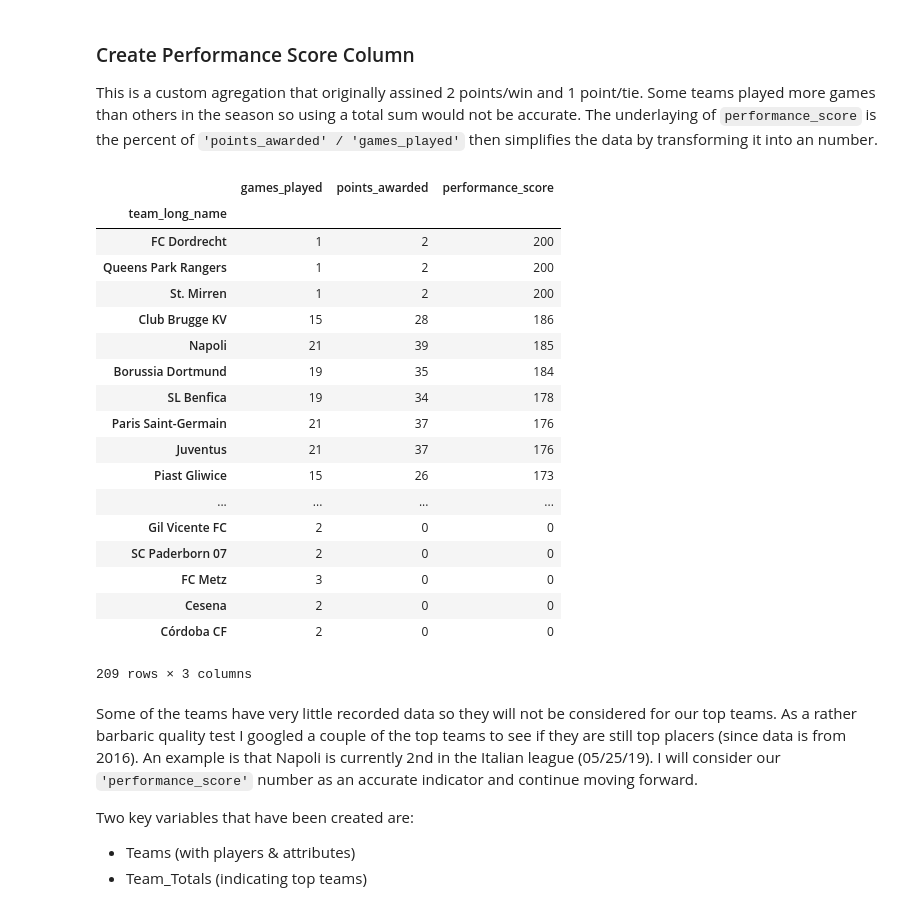
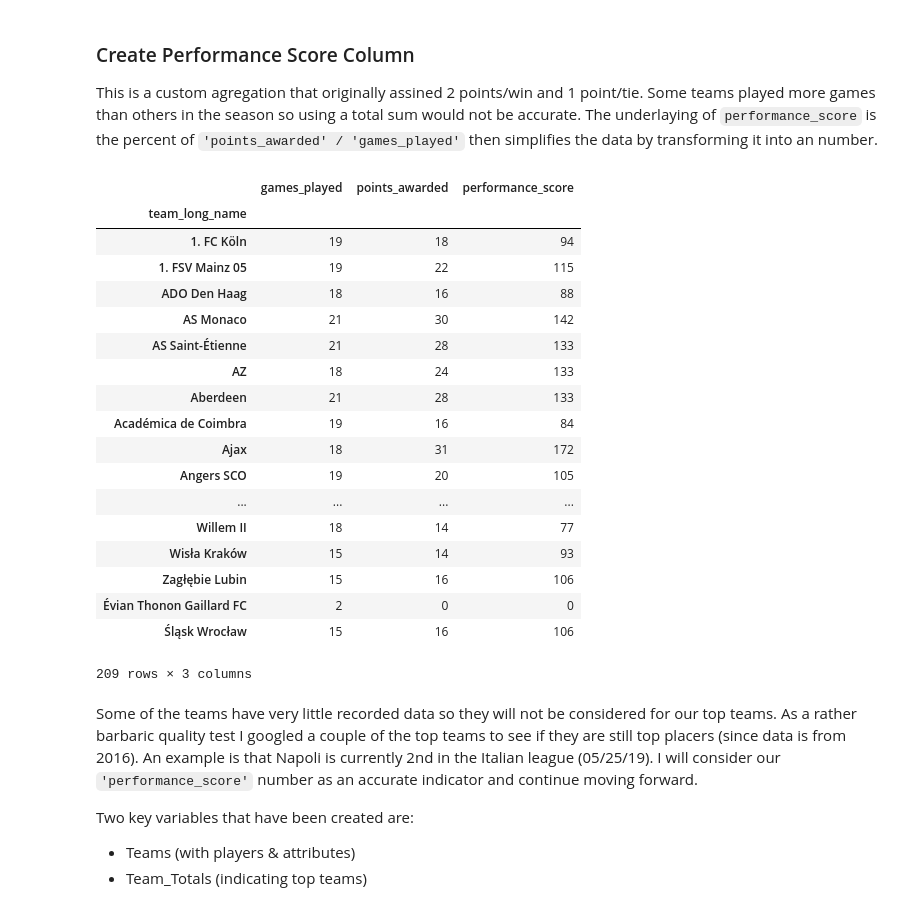
Before and after one commit to GarrettMarkScott/European_Soccer_Exploring, a Jupyter notebook: European Soccer Data.ipynb, the cells around one changed output. Saved outputs shown, nothing was run; the diff lists cells and outputs as text; code cells hidden in the pictures.

```diff
--- a/European Soccer Data.ipynb
+++ b/European Soccer Data.ipynb
@@ -353,28 +411,29 @@ team_games_played.rename(columns={'date':'games_played'}, inplace=True) #proper
 
 This is a custom agregation that originally assined 2 points/win and 1 point/tie. Some teams played more games than others in the season so using a total sum would not be accurate. The underlaying of `performance_score` is the percent of `'points_awarded' / 'games_played'` then simplifies the data by transforming it into an number.
 # %%
-team_totals = team_games_played.merge(team_points, on=('team_long_name'))
+team_totals = team_games_played.join(team_points)
 team_totals['performance_score'] = ((team_totals['points_awarded'] / team_totals['games_played'])*100).astype(int)
 team_totals.sort_values('performance_score', ascending=False)
+team_totals
 # %% [output]
 |  | games_played | points_awarded | performance_score |
 | team_long_name |  |  |  |
-| FC Dordrecht | 1 | 2 | 200 |
-| Queens Park Rangers | 1 | 2 | 200 |
-| St. Mirren | 1 | 2 | 200 |
-| Club Brugge KV | 15 | 28 | 186 |
-| Napoli | 21 | 39 | 185 |
-| Borussia Dortmund | 19 | 35 | 184 |
-| SL Benfica | 19 | 34 | 178 |
-| Paris Saint-Germain | 21 | 37 | 176 |
-| Juventus | 21 | 37 | 176 |
-| Piast Gliwice | 15 | 26 | 173 |
+| 1. FC Köln | 19 | 18 | 94 |
+| 1. FSV Mainz 05 | 19 | 22 | 115 |
+| ADO Den Haag | 18 | 16 | 88 |
+| AS Monaco | 21 | 30 | 142 |
+| AS Saint-Étienne | 21 | 28 | 133 |
+| AZ | 18 | 24 | 133 |
+| Aberdeen | 21 | 28 | 133 |
+| Académica de Coimbra | 19 | 16 | 84 |
+| Ajax | 18 | 31 | 172 |
+| Angers SCO | 19 | 20 | 105 |
 | ... | ... | ... | ... |
-| Gil Vicente FC | 2 | 0 | 0 |
-| SC Paderborn 07 | 2 | 0 | 0 |
-| FC Metz | 3 | 0 | 0 |
-| Cesena | 2 | 0 | 0 |
-| Córdoba CF | 2 | 0 | 0 |
+| Willem II | 18 | 14 | 77 |
+| Wisła Kraków | 15 | 14 | 93 |
+| Zagłębie Lubin | 15 | 16 | 106 |
+| Évian Thonon Gaillard FC | 2 | 0 | 0 |
+| Śląsk Wrocław | 15 | 16 | 106 |
 209 rows × 3 columns
 # %% [markdown]
 Some of the teams have very little recorded data so they will not be considered for our top teams. As a rather barbaric quality test I googled a couple of the top teams to see if they are still top placers (since data is from 2016). An example is that Napoli is currently 2nd in the Italian league (05/25/19). I will consider our `'performance_score'` number as an accurate indicator and continue moving forward.
```
Also changed, not shown: parts of 6 cells of this notebook.
